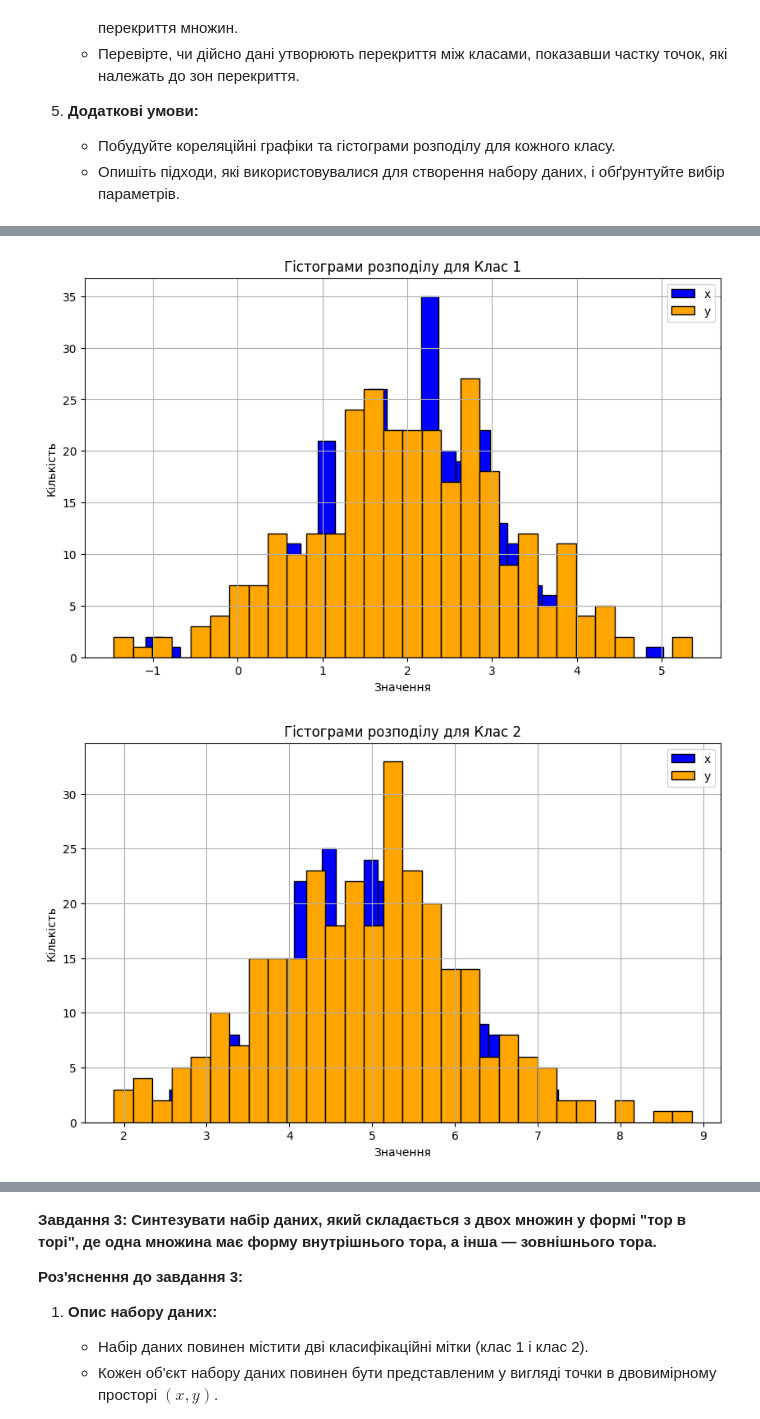
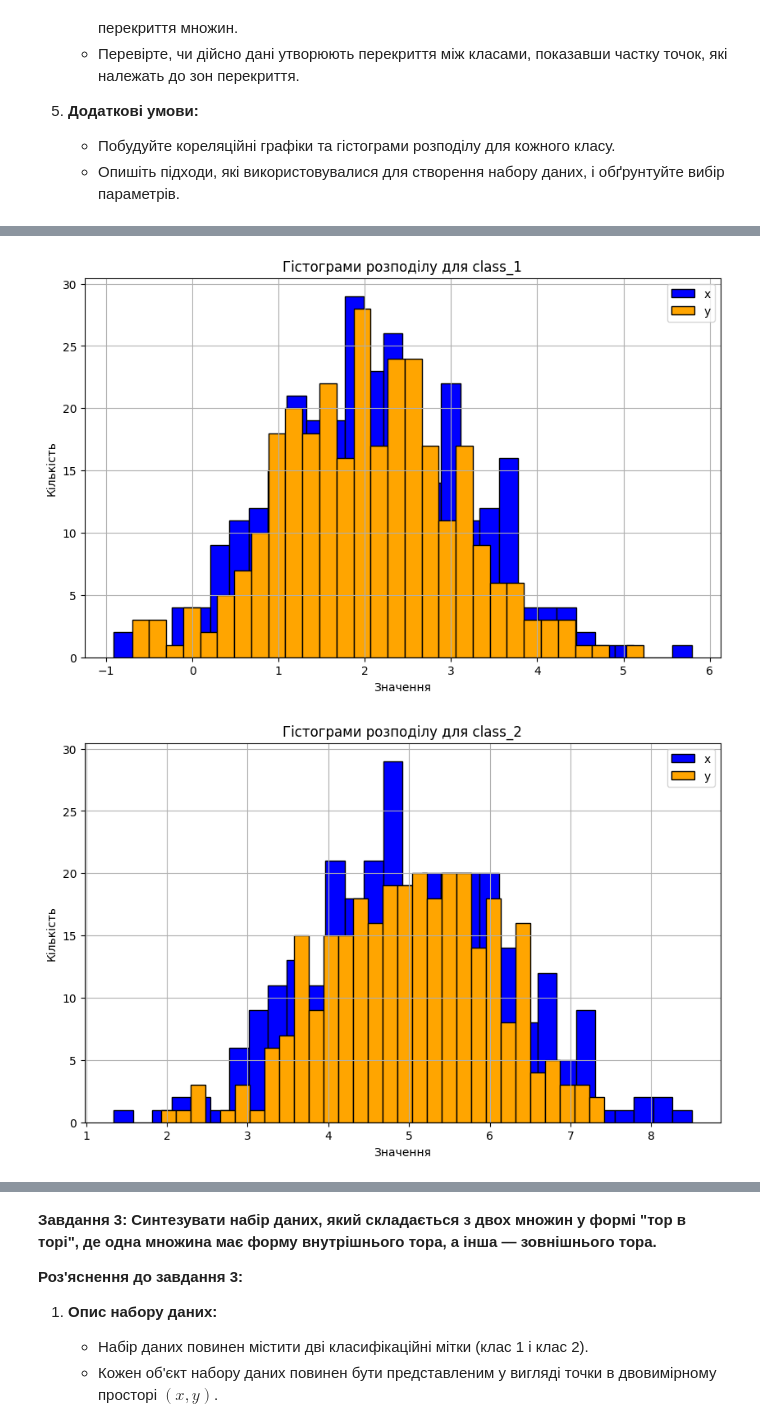
Before and after one commit to Sidoryak-Ostap/basics-of-ai, a Jupyter notebook: data_analytics/lab_2/DM_practice_2_new.ipynb, the cells around one changed output, grey strips where cells are left out. Cells and saved outputs as stored; diff of their text form; code cells hidden in the pictures.

```diff
--- a/data_analytics/lab_2/DM_practice_2_new.ipynb
+++ b/data_analytics/lab_2/DM_practice_2_new.ipynb
@@ -75,0 +42,14 @@ df
+# %%
+
+def generate_data(center, num_points, spread, class_name):
+    x_point = np.linspace(center[0]-spread, center[1]+spread, num_points);
+    y_point = center[1] + (np.random.rand(num_points) - 0.5) * spread
+
+
+    x_point += np.random.randn(num_points) * spread
+    y_point += np.random.randn(num_points) * spread
+
+    label = np.full(num_points, class_name)
+    data = np.column_stack((x_point, y_point))
+
+    return data, label
@@ -172,16 +218,15 @@ plt.show()
 # %%
-classes = [0, 1, 2]
-class_names = ["Клас 1", "Клас 2", "Клас 3"]
-plt.figure(figsize=(12, 3))
 
+class_names = ["class_1", "class_2", "class_3"]
+numbers = [0,1,2]
 
-for i, class_name in zip(classes, class_names):
-    plt.subplot(1,3,i+1)
+fig, axs = plt.subplots(1, 3, figsize=(18, 6))
 
-    subset = df[df['class'] == i]
-    correlation_matrix = subset[['x', 'y']].corr()
+for i, class_name in zip(numbers, class_names):
+    corr_class = df[df["class"] == class_name][['x', 'y']].corr()
+    sns.heatmap(corr_class, annot=True, cmap='coolwarm', ax=axs[i], vmin=-1, vmax=1)
+    axs[i].set_title(f'{class_name} Correlation Matrix')
 
-    sns.heatmap(correlation_matrix, annot=True, cmap='coolwarm', vmin=-1, vmax=1, center=0)
-    plt.title(f'Кореляційна матриця для {class_name}')
+plt.tight_layout()
 plt.show()
 # %% [output]
@@ -189,19 +234,18 @@ plt.show()
 # %%
-classes = [0, 1, 2]
-class_names = ["Клас 1", "Клас 2", "Клас 3"]
+class_names = ["class_1", "class_2", "class_3"]
 
-for i, class_name in zip(classes, class_names):
+for class_name in class_names:
     plt.figure(figsize=(10, 6))
 
-    sns.histplot(df[df['class'] == i]['x'], bins=30, color='blue', alpha=1, label='x', kde=False)
-    sns.histplot(df[df['class'] == i]['y'], bins=30, color='orange', alpha=1, label='y', kde=False)
+    sns.histplot(df[df['class'] == class_name]['x'], bins=30, color='blue', alpha=1, label='x', kde=False)
+    sns.histplot(df[df['class'] == class_name]['y'], bins=30, color='orange', alpha=1, label='y', kde=False)
 
     plt.title(f'Гістограми розподілу для {class_name}')
     plt.xlabel('Значення')
     plt.ylabel('Кількість')
     plt.legend()
     plt.grid(True)
     plt.show()
 # %% [output]
-[figure, old version]
+[figure, new version]
-[figure, old version]
+[figure, new version]
```
Also changed, not shown: parts of 32 cells of this notebook, 5 other files.
